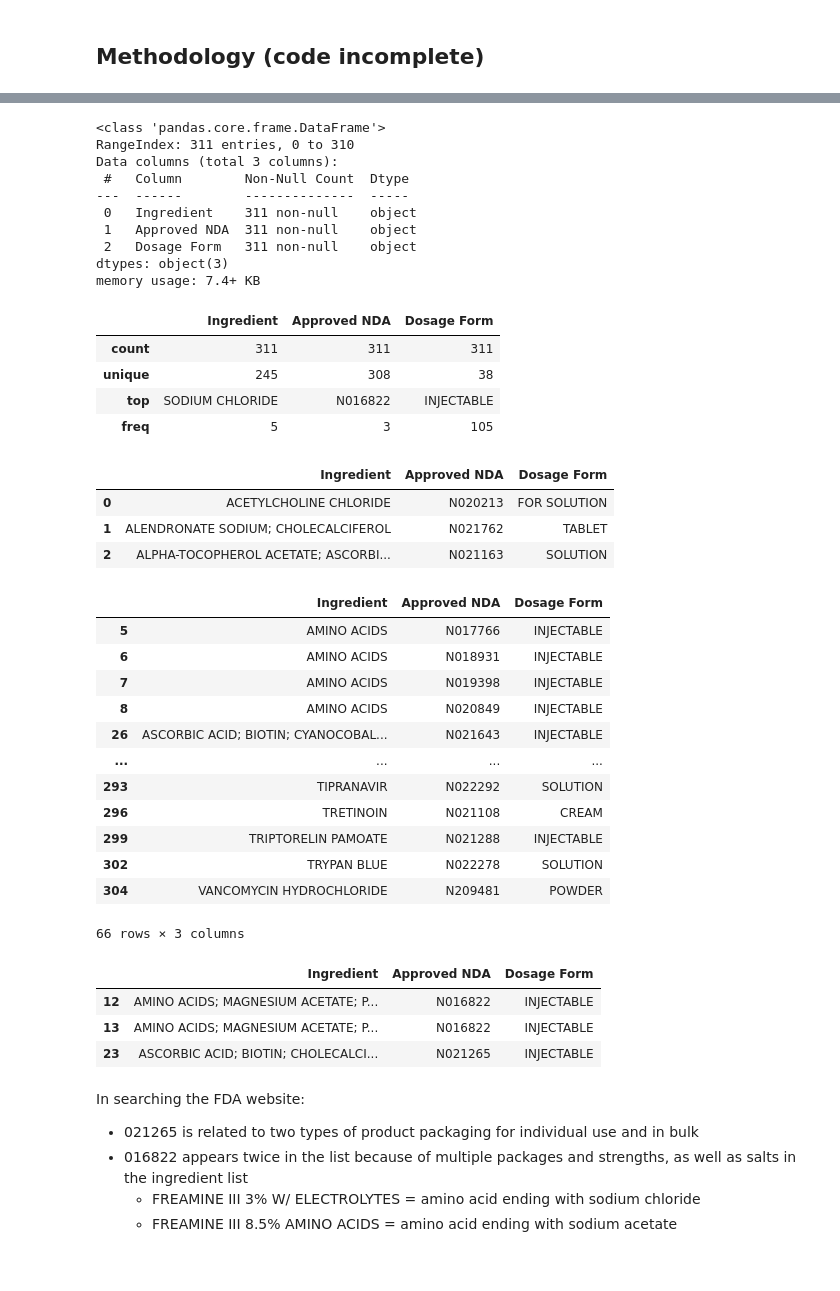
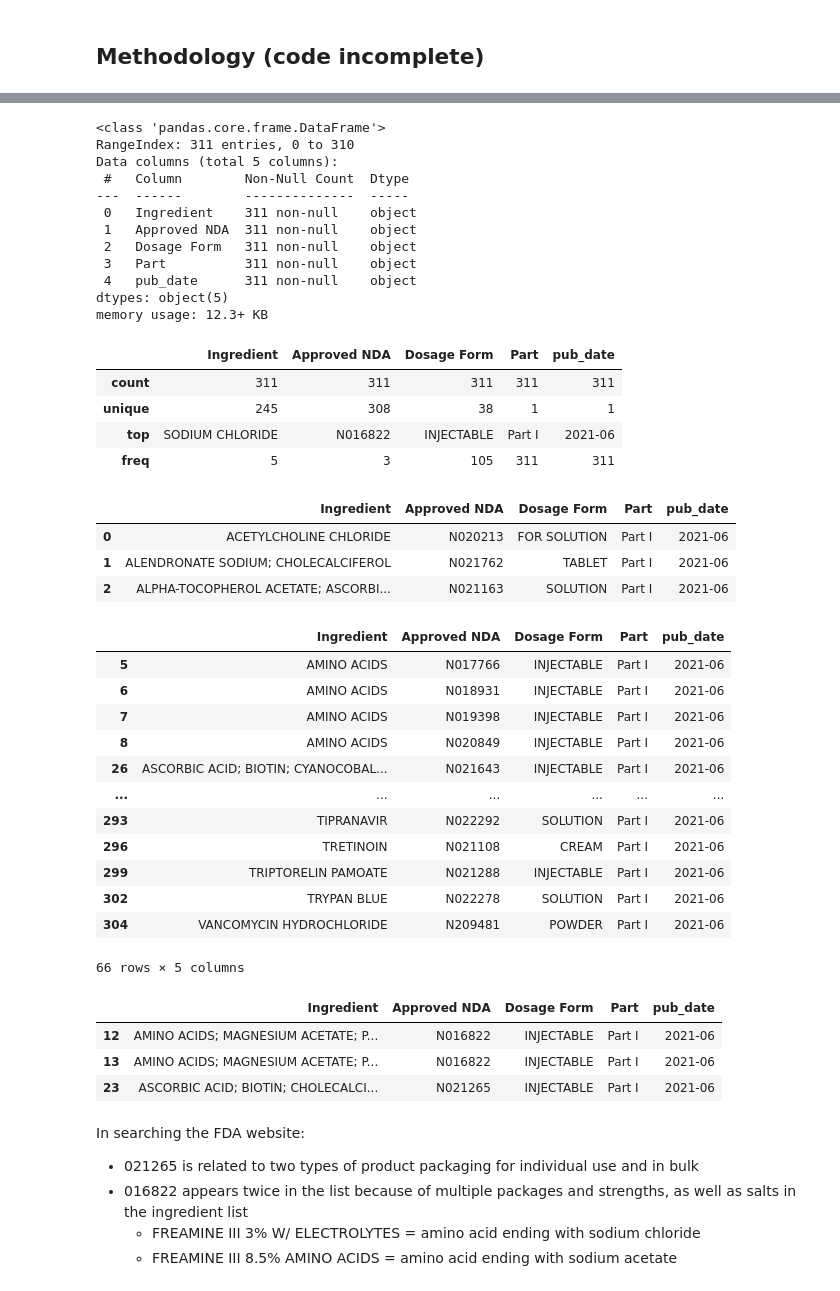
Before and after one commit to swatiyengar/OPOE, a Jupyter notebook: FDA_OPOE_Analysis.ipynb, the cells around one changed output, grey strips where cells are left out. Cells and saved outputs as stored; diff of their text form; code cells hidden in the pictures.

Commit message:
opoe_combined

```diff
--- a/FDA_OPOE_Analysis.ipynb
+++ b/FDA_OPOE_Analysis.ipynb
@@ -151,59 +282,70 @@ df_opoe = pd.read_excel('opoe_data/opoe_update_for_posting_2021_6.xlsx')
+# %%
+#Latest Version: June 2021
+opoe0621 = pd.read_excel('opoe_data/opoe_update_for_posting_2021_6.xlsx')
+opoe0621['Part'] = 'Part I'
+opoe0621['pub_date'] = '2021-06'
+
+opoe0621p2 = pd.read_excel('opoe_data/opoe_update_for_posting_2021_6.xlsx', sheet_name = 1)
+opoe0621p2['Part'] = 'Part II'
+opoe0621p2['pub_date'] = '2021-06'
 # %%
-df_opoe.info()
+opoe0621.info()
 # No null values!
 # %% [output]
 <class 'pandas.core.frame.DataFrame'>
 RangeIndex: 311 entries, 0 to 310
-Data columns (total 3 columns):
+Data columns (total 5 columns):
  #   Column        Non-Null Count  Dtype
 ---  ------        --------------  -----
  0   Ingredient    311 non-null    object
  1   Approved NDA  311 non-null    object
  2   Dosage Form   311 non-null    object
-dtypes: object(3)
-memory usage: 7.4+ KB
+ 3   Part          311 non-null    object
+ 4   pub_date      311 non-null    object
+dtypes: object(5)
+memory usage: 12.3+ KB
 # %%
-df_opoe.describe()
+opoe0621.describe()
 # %% [output]
-|  | Ingredient | Approved NDA | Dosage Form |
-| count | 311 | 311 | 311 |
-| unique | 245 | 308 | 38 |
-| top | SODIUM CHLORIDE | N016822 | INJECTABLE |
-| freq | 5 | 3 | 105 |
+|  | Ingredient | Approved NDA | Dosage Form | Part | pub_date |
+| count | 311 | 311 | 311 | 311 | 311 |
+| unique | 245 | 308 | 38 | 1 | 1 |
+| top | SODIUM CHLORIDE | N016822 | INJECTABLE | Part I | 2021-06 |
+| freq | 5 | 3 | 105 | 311 | 311 |
 # %%
-df_opoe.head(3)
+opoe0621.head(3)
 # %% [output]
-|  | Ingredient | Approved NDA | Dosage Form |
-| 0 | ACETYLCHOLINE CHLORIDE | N020213 | FOR SOLUTION |
-| 1 | ALENDRONATE SODIUM; CHOLECALCIFEROL | N021762 | TABLET |
-| 2 | ALPHA-TOCOPHEROL ACETATE; ASCORBI... | N021163 | SOLUTION |
+|  | Ingredient | Approved NDA | Dosage Form | Part | pub_date |
+| 0 | ACETYLCHOLINE CHLORIDE | N020213 | FOR SOLUTION | Part I | 2021-06 |
+| 1 | ALENDRONATE SODIUM; CHOLECALCIFEROL | N021762 | TABLET | Part I | 2021-06 |
+| 2 | ALPHA-TOCOPHEROL ACETATE; ASCORBI... | N021163 | SOLUTION | Part I | 2021-06 |
 # %%
-df_opoe[df_opoe.duplicated(subset=['Ingredient'])]
+opoe0621[opoe0621.duplicated(subset=['Ingredient'])]
 # 66 duplicate ingredients
 # %% [output]
-|  | Ingredient | Approved NDA | Dosage Form |
-| 5 | AMINO ACIDS | N017766 | INJECTABLE |
-| 6 | AMINO ACIDS | N018931 | INJECTABLE |
-| 7 | AMINO ACIDS | N019398 | INJECTABLE |
-| 8 | AMINO ACIDS | N020849 | INJECTABLE |
-| 26 | ASCORBIC ACID; BIOTIN; CYANOCOBAL... | N021643 | INJECTABLE |
-| ... | ... | ... | ... |
-| 293 | TIPRANAVIR | N022292 | SOLUTION |
-| 296 | TRETINOIN | N021108 | CREAM |
-| 299 | TRIPTORELIN PAMOATE | N021288 | INJECTABLE |
-| 302 | TRYPAN BLUE | N022278 | SOLUTION |
-| 304 | VANCOMYCIN HYDROCHLORIDE | N209481 | POWDER |
+|  | Ingredient | Approved NDA | Dosage Form | Part | pub_date |
+| 5 | AMINO ACIDS | N017766 | INJECTABLE | Part I | 2021-06 |
+| 6 | AMINO ACIDS | N018931 | INJECTABLE | Part I | 2021-06 |
+| 7 | AMINO ACIDS | N019398 | INJECTABLE | Part I | 2021-06 |
+| 8 | AMINO ACIDS | N020849 | INJECTABLE | Part I | 2021-06 |
+| 26 | ASCORBIC ACID; BIOTIN; CYANOCOBAL... | N021643 | INJECTABLE | Part I | 2021-06 |
+| ... | ... | ... | ... | ... | ... |
+| 293 | TIPRANAVIR | N022292 | SOLUTION | Part I | 2021-06 |
+| 296 | TRETINOIN | N021108 | CREAM | Part I | 2021-06 |
+| 299 | TRIPTORELIN PAMOATE | N021288 | INJECTABLE | Part I | 2021-06 |
+| 302 | TRYPAN BLUE | N022278 | SOLUTION | Part I | 2021-06 |
+| 304 | VANCOMYCIN HYDROCHLORIDE | N209481 | POWDER | Part I | 2021-06 |
-66 rows × 3 columns
+66 rows × 5 columns
 # %%
 pd.set_option('display.max_colwidth',500)
 # %%
-df_opoe[df_opoe.duplicated(subset=['Approved NDA'])]
+opoe0621[opoe0621.duplicated(subset=['Approved NDA'])]
 # 3 duplicate NDAs...which is strange. Should be an even number
 # %% [output]
-|  | Ingredient | Approved NDA | Dosage Form |
-| 12 | AMINO ACIDS; MAGNESIUM ACETATE; P... | N016822 | INJECTABLE |
-| 13 | AMINO ACIDS; MAGNESIUM ACETATE; P... | N016822 | INJECTABLE |
-| 23 | ASCORBIC ACID; BIOTIN; CHOLECALCI... | N021265 | INJECTABLE |
+|  | Ingredient | Approved NDA | Dosage Form | Part | pub_date |
+| 12 | AMINO ACIDS; MAGNESIUM ACETATE; P... | N016822 | INJECTABLE | Part I | 2021-06 |
+| 13 | AMINO ACIDS; MAGNESIUM ACETATE; P... | N016822 | INJECTABLE | Part I | 2021-06 |
+| 23 | ASCORBIC ACID; BIOTIN; CHOLECALCI... | N021265 | INJECTABLE | Part I | 2021-06 |
 # %% [markdown]
 In searching the FDA website:
 - 021265 is related to two types of product packaging for individual use and in bulk
```
Also changed, not shown: parts of 38 cells of this notebook, 3 other files.
